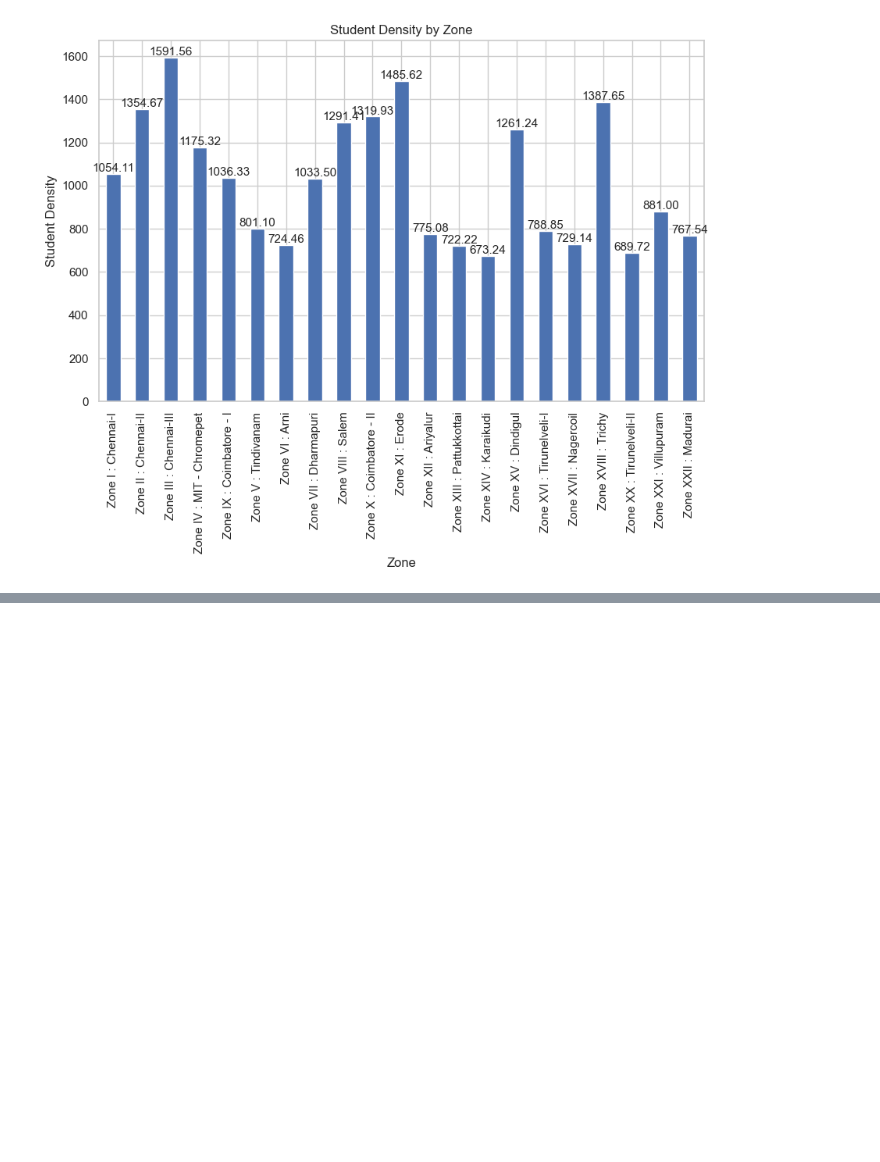
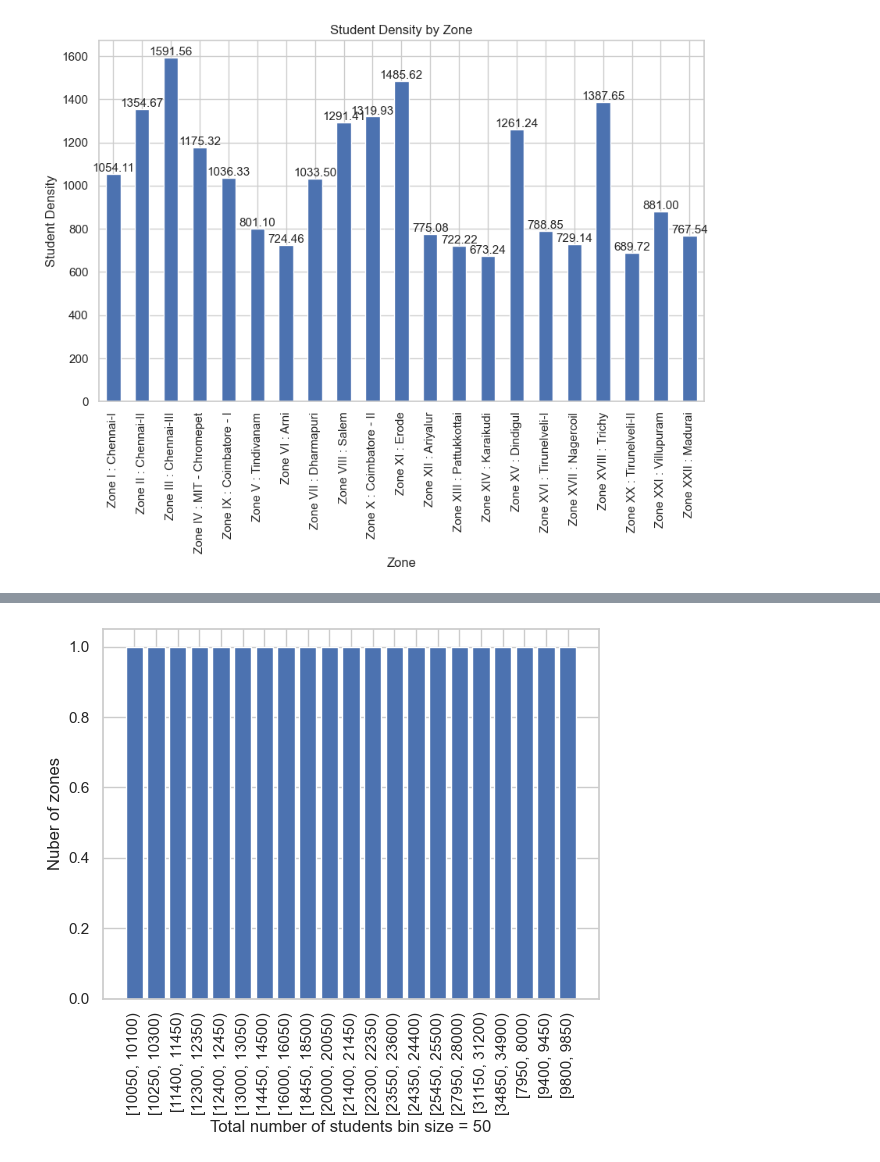
Before and after one commit to vaishnav-vijayan/clganalysis, a Jupyter notebook: clganalysis.ipynb, the cells around one changed output, grey strips where cells are left out. Cells and saved outputs as stored; diff of their text form; code cells hidden in the pictures; blank space fills up the shorter version.

```diff
--- a/clganalysis.ipynb
+++ b/clganalysis.ipynb
@@ -378,3 +378,17 @@ Number of students and first year students in a discipline by College wise
 Dropdown(description='Zone', options=('Zone I : Chennai-I', 'Zone XXI : Villupuram', 'Zone XIII : Pattukkottai…
 [interactive output not drawn]
 [interactive output not drawn]
+# %%
+# Calculate the number of zones with total number of students set as a bins with size of 50
+bins = range(0, max(one_a_data['Total No of students']) + 50, 50)
+zone_counts, bin_edges = pd.cut(one_a_data['Total No of students'], bins=bins, include_lowest=True, right=False, retbins=True)
+zone_counts = zone_counts.value_counts(sort=False)
+zone_counts = zone_counts[zone_counts != 0]
+# Print the result
+zone_counts
+# Convert zone_counts Series to DataFrame
+zone_counts_df = zone_counts.to_frame().reset_index()
+# Rename the columns of the DataFrame
+zone_counts_df.columns = ['Bin Labels', 'Counts']
+# Print the resulting DataFrame
+zone_counts_df
@@ -380,0 +413,15 @@ Dropdown(description='Zone', options=('Zone I : Chennai-I', 'Zone XXI : Villupur
+# %%
+# Get unique bin labels and sort in ascending order
+bin_labels = sorted(list(set(zone_counts_df['Bin Labels'])))
+
+# Count occurrences of each label
+counts = [zone_counts_df['Bin Labels'].value_counts()[label] for label in bin_labels]
+
+# Create bar chart
+plt.bar(bin_labels, counts)
+plt.xlabel('Total number of students bin size = 50')  # set x-axis label
+plt.ylabel('Nuber of zones')
+plt.xticks(rotation=90)  # rotate x-axis labels vertically
+plt.show()
+# %% [output]
+[figure, added]
```
Also changed, not shown: parts of 3 cells of this notebook.
